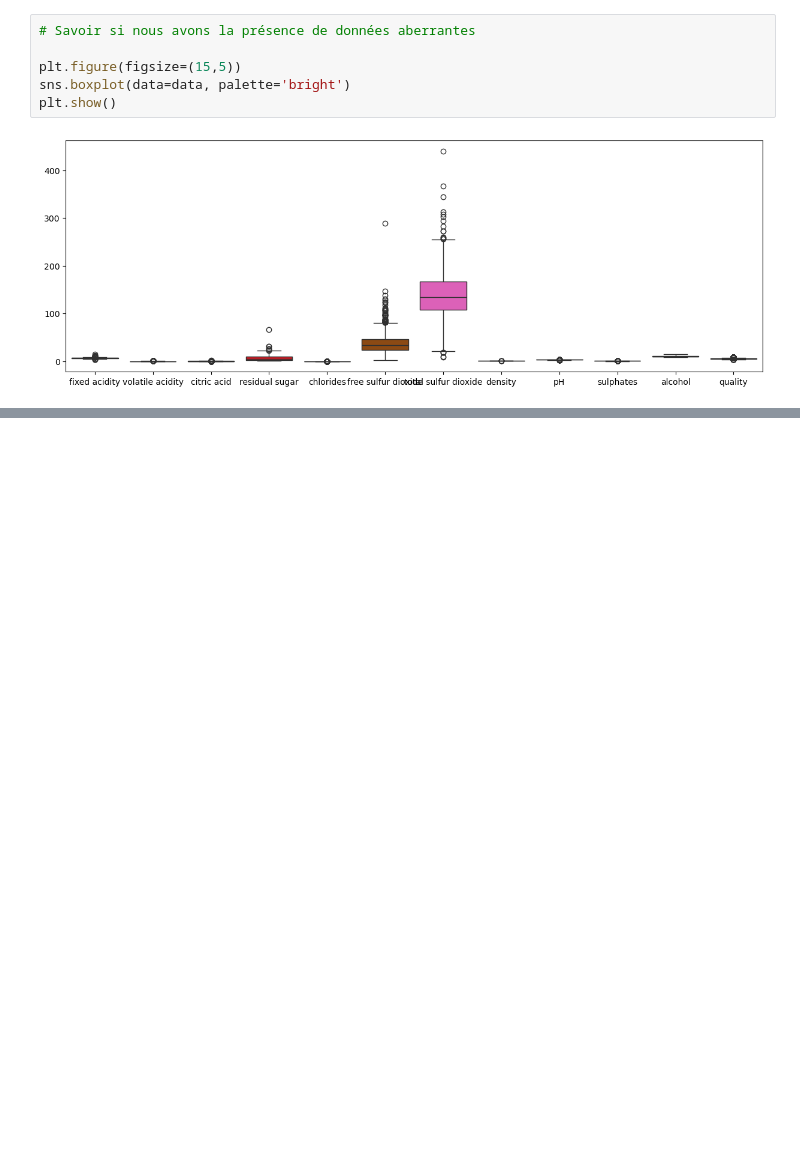
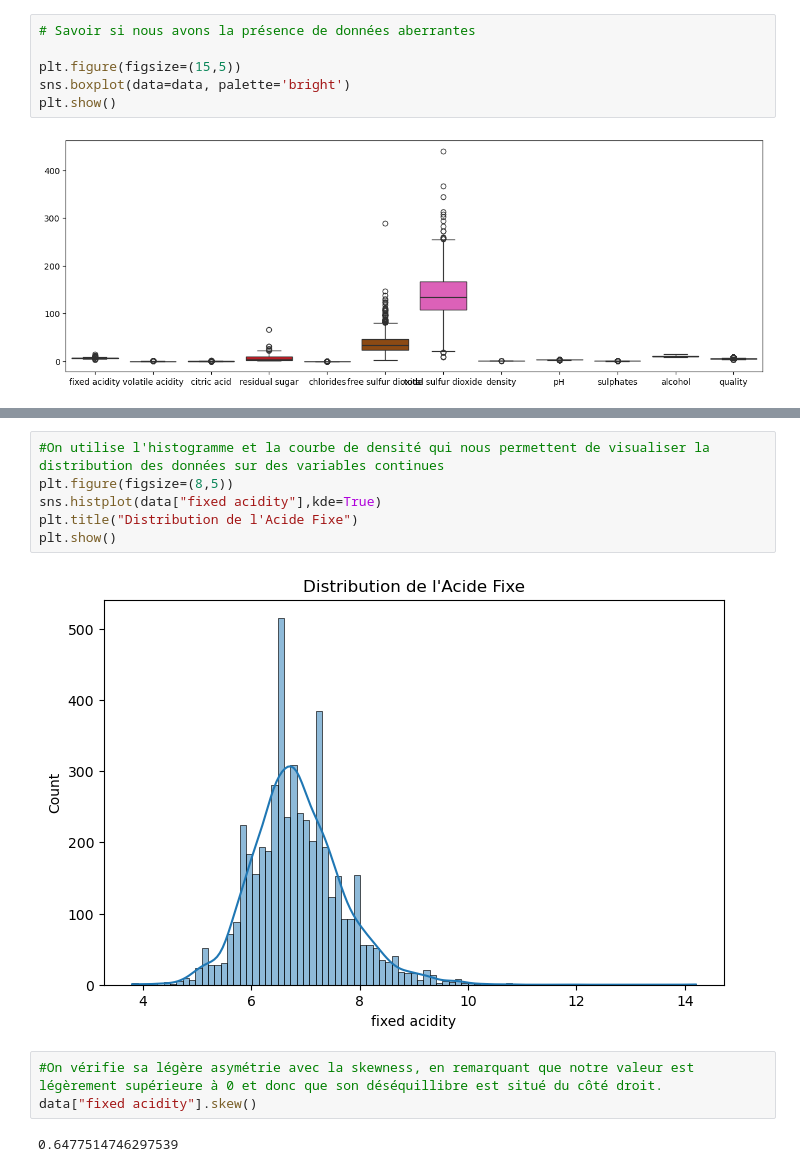
Before and after one commit to Elijoelemile/ANALYSE_DESCRIPTIVE_DUN_DATASET, a Jupyter notebook: Qualité du vin.ipynb, the cells around one changed output, grey strips where cells are left out. Drawn from its saved outputs; the diff is of its cells as text; blank space fills up the shorter version.

Commit message:
Analyse descrptive de la base de données

```diff
--- a/Qualité du vin.ipynb
+++ b/Qualité du vin.ipynb
@@ -141,0 +191,13 @@ plt.show()
+# %%
+#On utilise l'histogramme et la courbe de densité qui nous permettent de visualiser la distribution des données sur des variables continues
+plt.figure(figsize=(8,5))
+sns.histplot(data["fixed acidity"],kde=True)
+plt.title("Distribution de l'Acide Fixe")
+plt.show()
+# %% [output]
+[figure, added]
+# %%
+#On vérifie sa légère asymétrie avec la skewness, en remarquant que notre valeur est légèrement supérieure à 0 et donc que son déséquillibre est situé du côté droit.
+data["fixed acidity"].skew()
+# %% [output]
+0.6477514746297539
```
Also changed, not shown: parts of 10 cells of this notebook.
